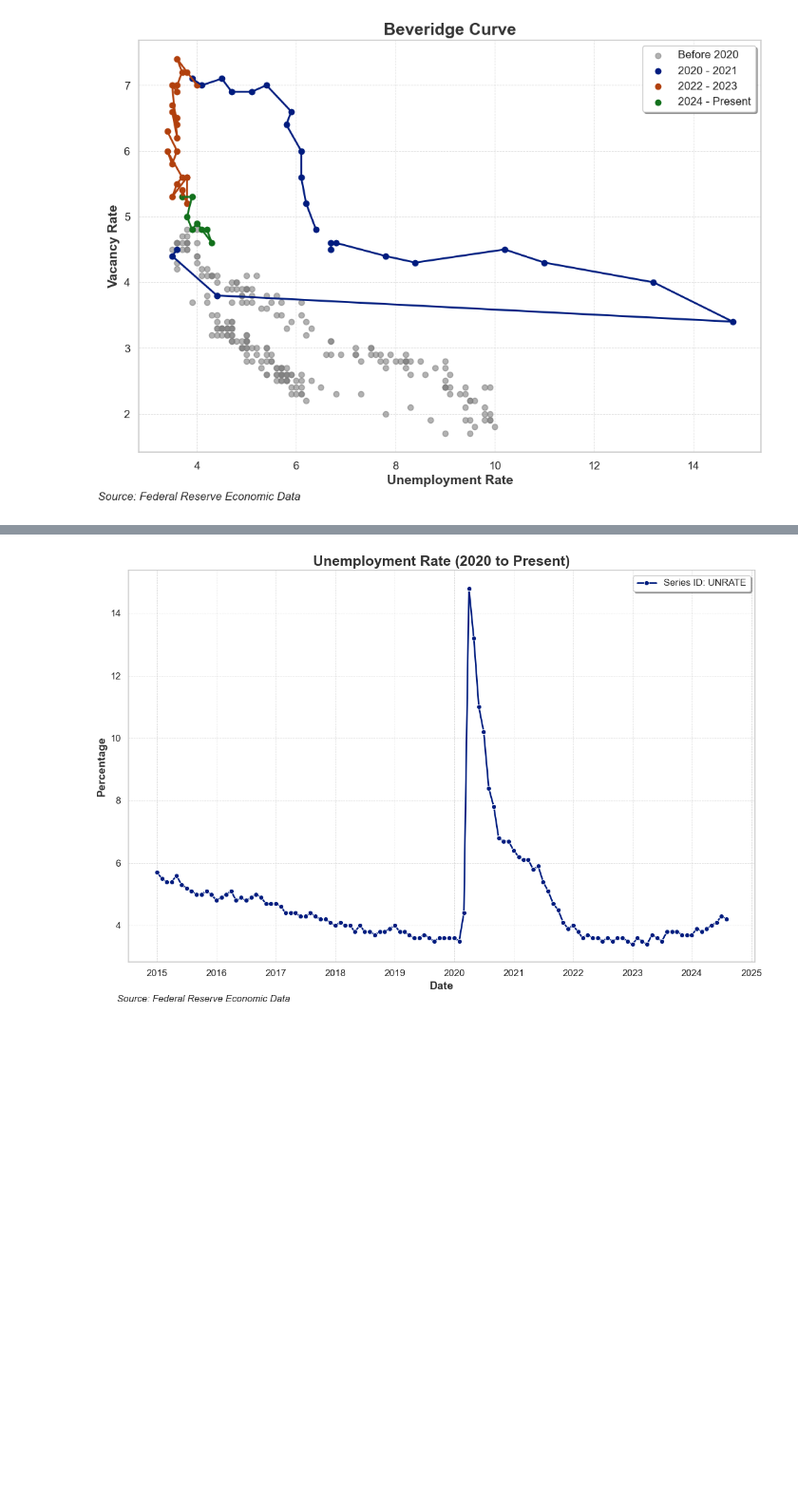
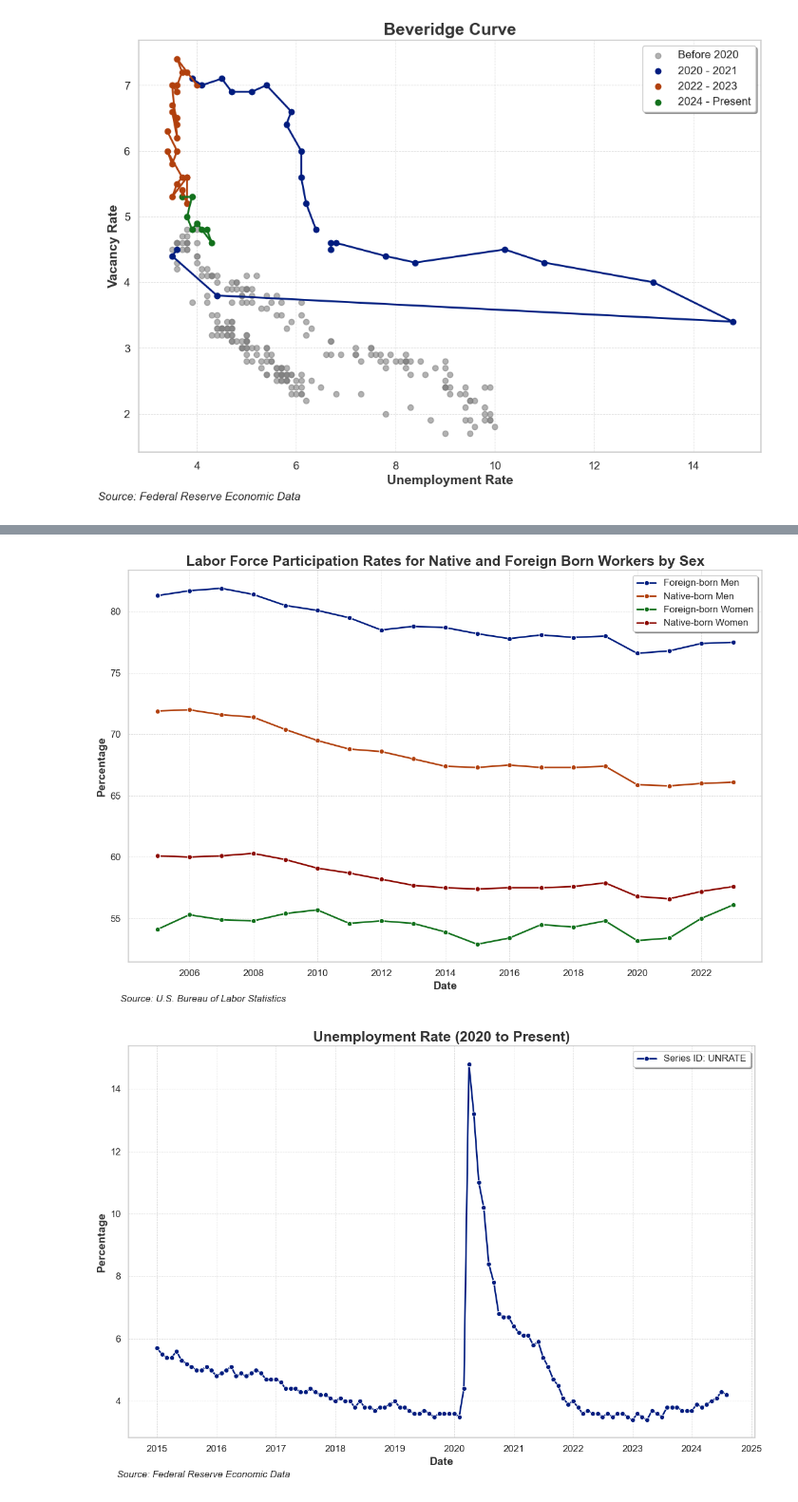
Before and after one commit to AkeBoss-tech/FEDChallenge, a Jupyter notebook: main.ipynb, the cells around one changed output, grey strips where cells are left out. Shown at 95% size. Drawn from its saved outputs; the diff is of its cells as text; code cells hidden in the pictures; blank space fills up the shorter version.

```diff
--- a/main.ipynb
+++ b/main.ipynb
@@ -396,3 +396,25 @@ plot_series(series_dict, 'Mixed FRED and BLS Data Plot', legend, from_date='2015
+# %%
+# Unemployment Rate (2020 to Present)
+# Define the series IDs you want to plot
+series_ids = {
+    'data/foreign-native.csv': 'FILE',
+}
+
+legend = [
+    "Foreign-born Men",
+    "Native-born Men",
+    "Foreign-born Women",
+    "Native-born Women"
+]
+
+plot_series(series_ids,
+                 title="Labor Force Participation Rates for Native and Foreign Born Workers by Sex",
+                 legend_text_generator=legend,
+                 y_label='Percentage',
+                 from_date='2005-01-01',
+                 custom_text='Source: U.S. Bureau of Labor Statistics')
+# %% [output]
+[figure, added]
 # %%
 # Unemployment Rate (2020 to Present)
 # Define the series IDs you want to plot
```
Also changed, not shown: parts of 17 cells of this notebook, 2 other files.
